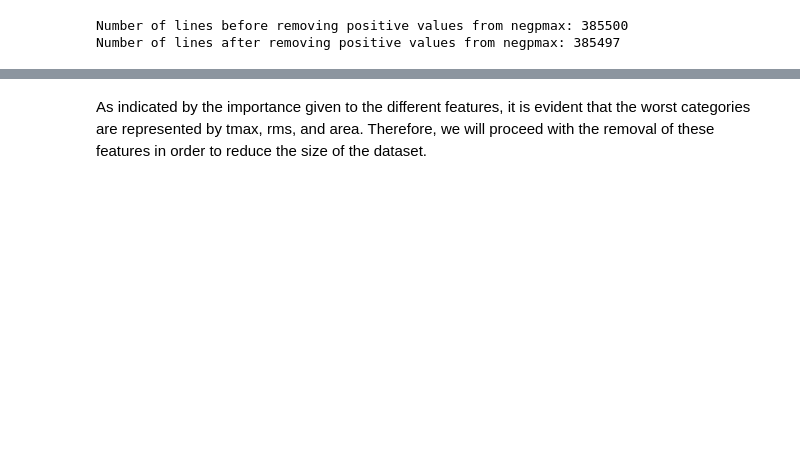
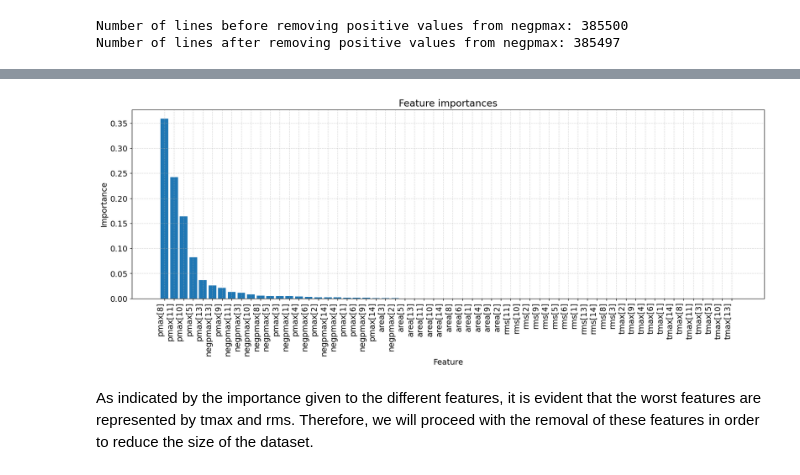
Before and after one commit to MazzariniTommaso/SensorSignalRegression, a Jupyter notebook: Project.ipynb, the cells around one changed output, grey strips where cells are left out. Saved outputs shown, nothing was run; the diff lists cells and outputs as text; code cells hidden in the pictures; blank space fills up the shorter version.

```diff
--- a/Project.ipynb
+++ b/Project.ipynb
@@ -275,20 +365,0 @@ df_no_outliers = df_no_outliers.drop(columns='mahalanobis_distance')
-# %%
-df_no_outliers = pd.DataFrame(df_dev)
-
-n_outliers = 0
-for elem in ['pmax','negpmax','area','tmax','rms']:
-    for i in no_noise_features:
-        values = df_no_outliers[[f'{elem}[{i}]']]
-        df_no_outliers['zscore'] = (values - values.mean()) / values.std()
-
-        l=15
-
-        outliers = df_no_outliers[(df_no_outliers['zscore']< -l) | (df_no_outliers['zscore']> l)]
-        n_outliers += len(outliers)
-
-        df_no_outliers = df_no_outliers[(df_no_outliers['zscore'] >= -l) & (df_no_outliers['zscore']<= l)]
-
-df_no_outliers = df_no_outliers.drop(columns=['zscore'])
-print('Non-outlier observations: %d' % len(df_no_outliers))
-print('Identified outliers: %d' % n_outliers)
-print()
@@ -325,7 +368,7 @@ plt.show()
 # %%
-# train test split
+# Train-test split for feature selection
 X = df_no_outliers.drop(columns=['x', 'y']).values
 y = df_no_outliers[['x', 'y']].values
 
-X_train, X_valid, y_train, y_valid = train_test_split(X, y, test_size= 0.2, shuffle=True, random_state=random_state)
+X_train, X_test, y_train, y_test = train_test_split(X, y, test_size= 0.2, shuffle=True, random_state=random_state)
 # %%
@@ -375,20 +410,27 @@ feature_importances_list
 # %%
-# plot the feature importances
+# Plot the feature importances
 
-# extract feature names and importances from the list
+# Extract feature names and importances from the list
 feature_names, importances = zip(*feature_importances_list)
+
+# Font size
 mpl.rcParams["font.size"] = 14
-# Plotting the vertical bar chart
-plt.figure(figsize=(20, 5))
+
+# Vertical bar chart
+plt.figure(figsize=(20, 6))
 plt.bar(feature_names, importances)
+
+# Set title and labels
 plt.xlabel('Feature')
 plt.ylabel('Importance')
-plt.title('Importance of features')
-plt.xticks(rotation=75, ha='right')  # Rotate x-axis labels for better readability
-plt.grid(axis='y', linestyle='--', alpha=0.6)
+plt.title('Feature importances')
 
-# Show the plot
+
+plt.xticks(rotation=90, ha='right')
+plt.grid(linestyle='--', alpha=0.5)
 plt.show()
+# %% [output]
+[figure, added]
 # %% [markdown]
-As indicated by the importance given to the different features, it is evident that the worst categories are represented by tmax, rms, and area. Therefore, we will proceed with the removal of these features in order to reduce the size of the dataset.
+As indicated by the importance given to the different features, it is evident that the worst features are represented by tmax and rms. Therefore, we will proceed with the removal of these features in order to reduce the size of the dataset.
 # %%
```
Also changed, not shown: parts of 85 cells of this notebook.
